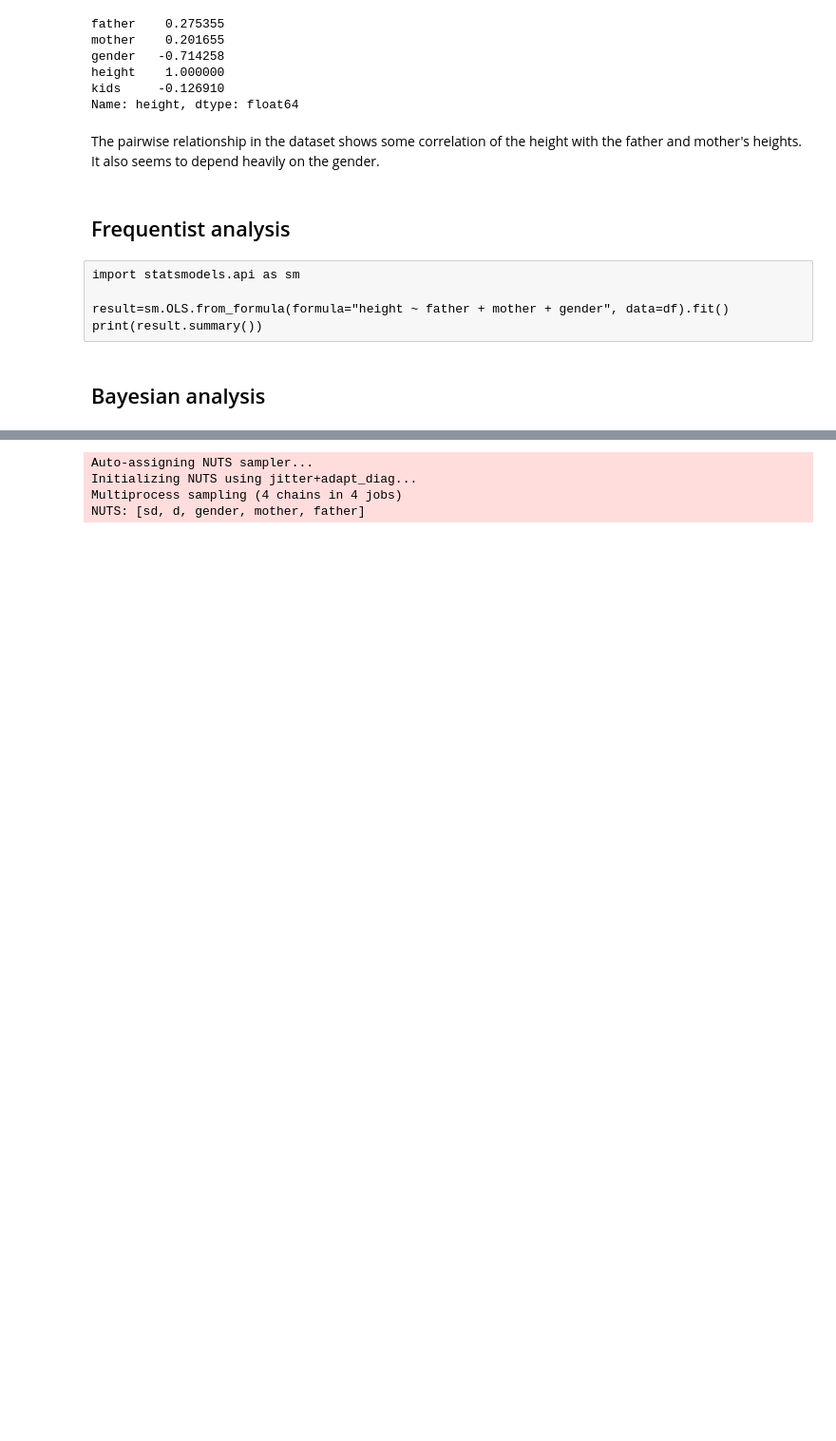
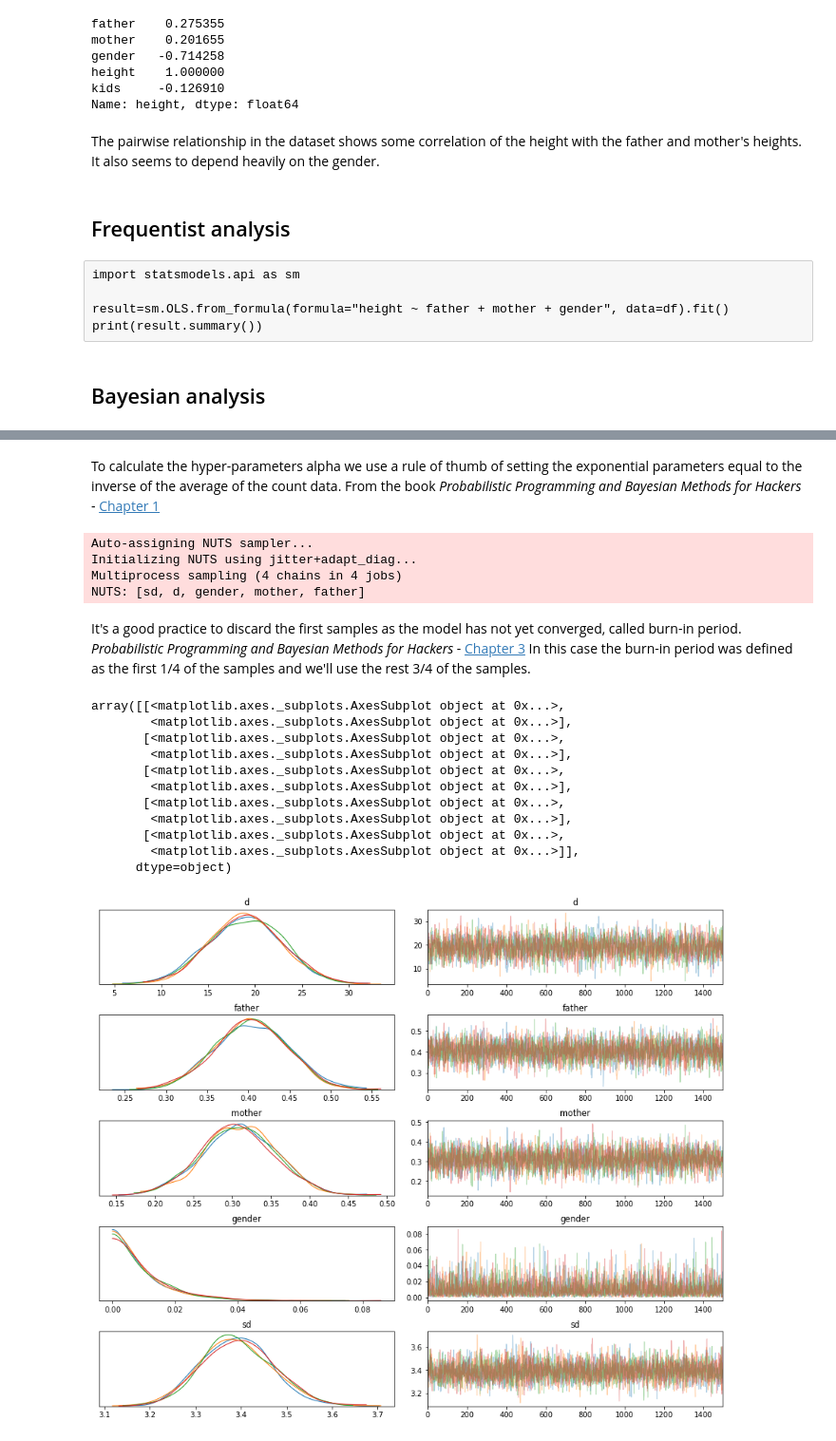
Before and after one commit to elisiojsj/Data-Science, a Jupyter notebook: Galton_Height-analysis.ipynb, the cells around one changed output, grey strips where cells are left out. Shown: that part at 95% size. Cells and saved outputs as stored; diff of their text form; code cells hidden in the pictures; blank space fills up the shorter version.

```diff
--- a/Galton_Height-analysis.ipynb
+++ b/Galton_Height-analysis.ipynb
@@ -122,4 +125,7 @@ print(result.summary())
 # %%
 import pymc3 as pm
 import arviz as az
+# %% [markdown]
+To calculate the hyper-parameters alpha we use a rule of thumb of setting the exponential parameters equal to the inverse of the average of the count data. From the book <em> Probabilistic Programming
+and Bayesian Methods for Hackers</em> - [Chapter 1](https://nbviewer.jupyter.org/github/CamDavidsonPilon/Probabilistic-Programming-and-Bayesian-Methods-for-Hackers/blob/master/Chapter1_Introduction/Ch1_Introduction_PyMC3.ipynb)
 # %%
@@ -146,3 +154,7 @@ Auto-assigning NUTS sampler...
 Initializing NUTS using jitter+adapt_diag...
 Multiprocess sampling (4 chains in 4 jobs)
 NUTS: [sd, d, gender, mother, father]
+# %% [markdown]
+It's a good practice to discard the first samples as the model has not yet converged, called burn-in period.<em> Probabilistic Programming
+and Bayesian Methods for Hackers</em> - [Chapter 3](https://nbviewer.jupyter.org/github/CamDavidsonPilon/Probabilistic-Programming-and-Bayesian-Methods-for-Hackers/blob/master/Chapter3_MCMC/Ch3_IntroMCMC_PyMC3.ipynb)
+In this case the burn-in period was defined as the first 1/4 of the samples and we'll use the rest 3/4 of the samples.
@@ -148,0 +163,15 @@ NUTS: [sd, d, gender, mother, father]
+# %%
+az.plot_trace(burned_trace)
+# %% [output]
+array([[<matplotlib.axes._subplots.AxesSubplot object at 0x...>,
+        <matplotlib.axes._subplots.AxesSubplot object at 0x...>],
+       [<matplotlib.axes._subplots.AxesSubplot object at 0x...>,
+        <matplotlib.axes._subplots.AxesSubplot object at 0x...>],
+       [<matplotlib.axes._subplots.AxesSubplot object at 0x...>,
+        <matplotlib.axes._subplots.AxesSubplot object at 0x...>],
+       [<matplotlib.axes._subplots.AxesSubplot object at 0x...>,
+        <matplotlib.axes._subplots.AxesSubplot object at 0x...>],
+       [<matplotlib.axes._subplots.AxesSubplot object at 0x...>,
+        <matplotlib.axes._subplots.AxesSubplot object at 0x...>]],
+      dtype=object)
+[figure, added]
```
Also changed, not shown: parts of 8 cells of this notebook.
